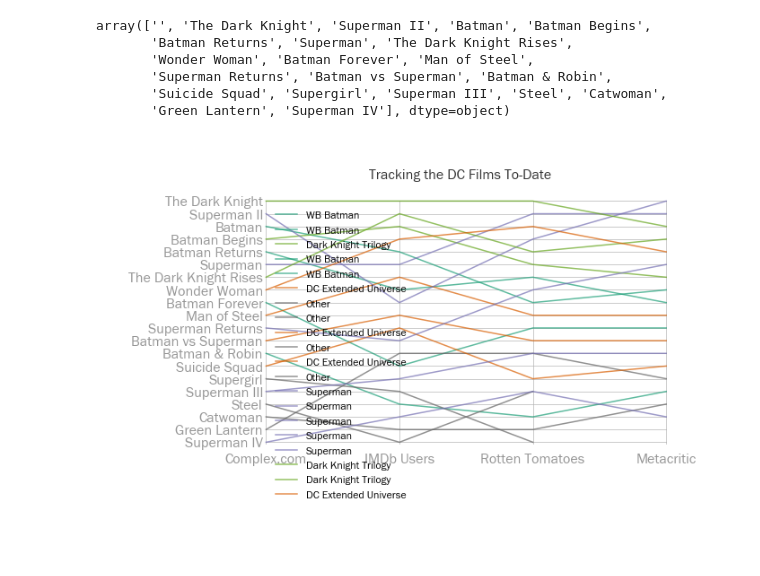
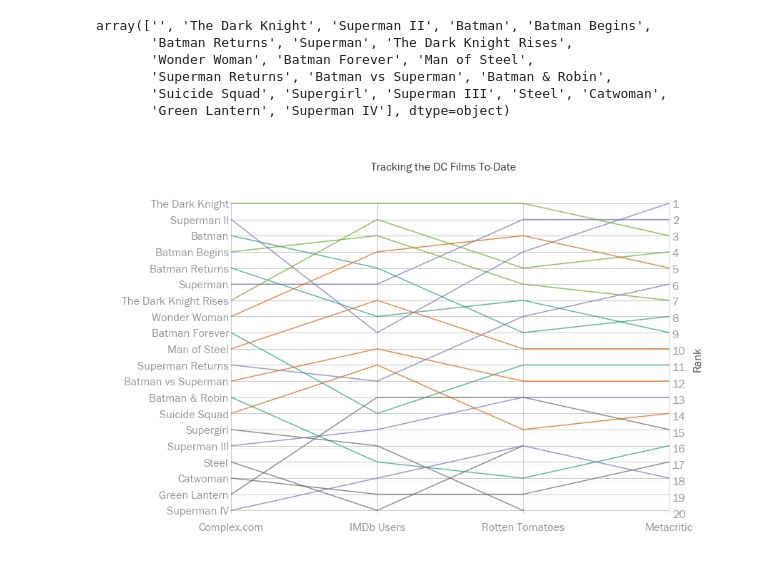
Before and after one commit to igotcharts/charts_and_more_charts, a Jupyter notebook: notebooks/dc_films.ipynb, the cells around one changed output. Drawn from its saved outputs; the diff is of its cells as text; code cells hidden in the pictures.

Commit message:
updated second y-axis labels and inverted

```diff
--- a/notebooks/dc_films.ipynb
+++ b/notebooks/dc_films.ipynb
@@ -35,21 +35,26 @@ array(['', 'The Dark Knight', 'Superman II', 'Batman', 'Batman Begins',
        'Green Lantern', 'Superman IV'], dtype=object)
 # %%
 chart = charts_function_list.chart_maker(title='Tracking the DC Films To-Date')
-fig = chart.initial_fig_axis(figsize=(8,5))
+fig = chart.initial_fig_axis(figsize=(11,8))
 ax = chart.axes_set_up(fig=fig)
 for item in range(20):
     plt.plot([0,.25,.5,.75],ratings.iloc[:,item],color=colors.T.iloc[item,0],label=franchises.T.iloc[item,0],clip_on=False,alpha=.7)
 chart.x_axis_setup(ax,0,.751,.25)
 chart.y_axis_setup(ax,1,20.2,1)
 ax.invert_yaxis()
 ax.grid(alpha=.8)
 ax.set_xticklabels(['','Complex.com','IMDb Users','Rotten Tomatoes','Metacritic'],position=(.5,-.02))
 ax.set_yticklabels(np.append('',sorted_titles))
+ax2 = ax.twinx()
+chart.y_axis_setup(ax2,1,20,1)
+ax2.invert_yaxis()
 chart.tick_params_(ax=ax)
-ax.legend()
+chart.tick_params_(ax=ax2,)
+ax2.set_ylabel('Rank',fontsize=16,alpha=.7)
+
 plt.show()
 # %% [output]
-[figure, old version]
+[figure, new version]
 # %%
 chart = charts_function_list.chart_maker()
 fig = chart.initial_fig_axis()
```
